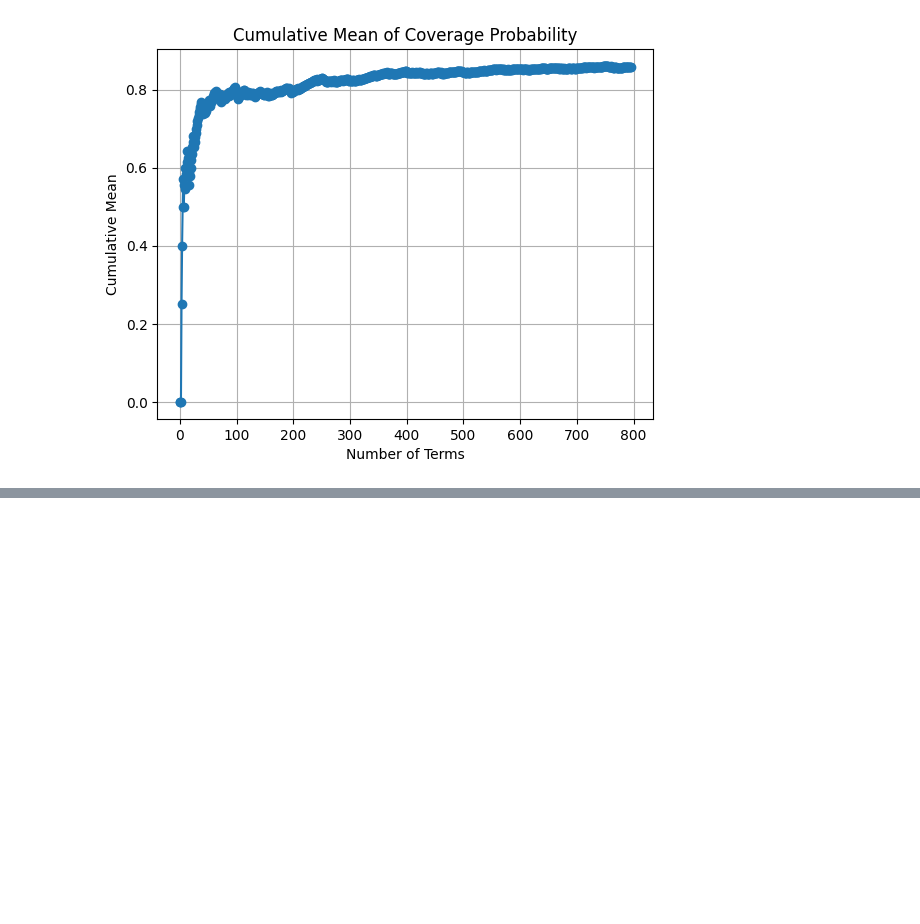
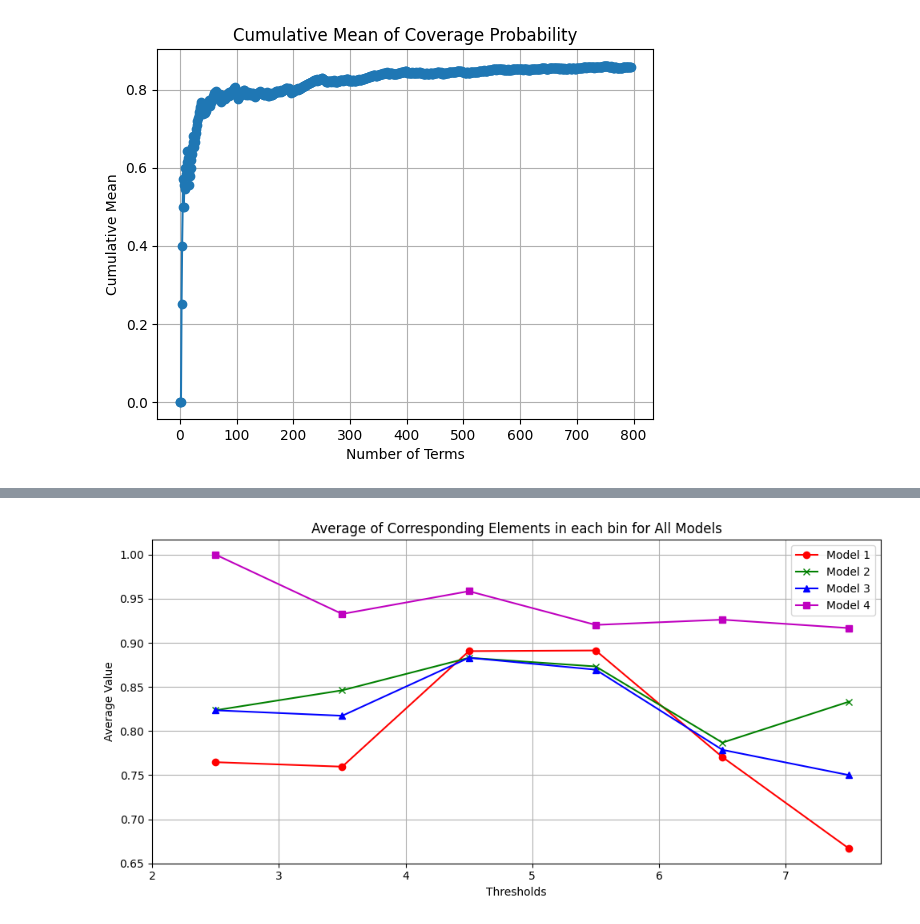
Before and after one commit to zhanghuanyu0619/Distribution_Free_Inference, a Jupyter notebook: Rina2_ZHY alpha tilde changed (renew).ipynb, the cells around one changed output, grey strips where cells are left out. Saved outputs shown, nothing was run; the diff lists cells and outputs as text; code cells hidden in the pictures; blank space fills up the shorter version.

```diff
--- a/Rina2_ZHY alpha tilde changed (renew).ipynb
+++ b/Rina2_ZHY alpha tilde changed (renew).ipynb
@@ -626,0 +589,53 @@ plt.show()
+# %%
+import matplotlib.pyplot as plt
+
+# Assuming ACI_model_X.X and ACI_model_X.coverage are your lists
+X1 = ACI_model_1.X[2:]
+coverage1 = ACI_model_1.coverage
+# Assuming coverage_all for each model is set correctly
+coverage2 = ACI_model_2.coverage_all
+coverage3 = ACI_model_3.coverage_all
+coverage4 = ACI_model_4.coverage_all
+
+thresholds = [2, 3, 4, 5, 6, 7]
+counts = []
+averages1 = []
+averages2 = []
+averages3 = []
+averages4 = []
+
+for threshold in thresholds:
+    indices = [i for i, element in enumerate(X1) if (element > threshold) and (element < threshold + 1)]
+
+    corresponding_elements1 = [coverage1[index] for index in indices]
+    corresponding_elements2 = [coverage2[index] for index in indices]
+    corresponding_elements3 = [coverage3[index] for index in indices]
+    corresponding_elements4 = [coverage4[index] for index in indices]
+
+    average1 = sum(corresponding_elements1) / len(corresponding_elements1) if corresponding_elements1 else 0
+    average2 = sum(corresponding_elements2) / len(corresponding_elements2) if corresponding_elements2 else 0
+    average3 = sum(corresponding_elements3) / len(corresponding_elements3) if corresponding_elements3 else 0
+    average4 = sum(corresponding_elements4) / len(corresponding_elements4) if corresponding_elements4 else 0
+
+    counts.append(len(indices))
+    averages1.append(average1)
+    averages2.append(average2)
+    averages3.append(average3)
+    averages4.append(average4)
+
+# Plotting the average of corresponding elements in each bin for all models
+plt.figure(figsize=(10, 5))
+plt.plot(shifted_thresholds, averages1, marker='o', linestyle='-', color='r', label='Model 1')
+plt.plot(shifted_thresholds, averages2, marker='x', linestyle='-', color='g', label='Model 2')
+plt.plot(shifted_thresholds, averages3, marker='^', linestyle='-', color='b', label='Model 3')
+plt.plot(shifted_thresholds, averages4, marker='s', linestyle='-', color='m', label='Model 4')
+plt.title('Average of Corresponding Elements in each bin for All Models')
+plt.xlabel('Thresholds')
+plt.ylabel('Average Value')
+plt.grid(True)
+plt.xticks(thresholds)
+plt.legend()
+plt.tight_layout()
+plt.show()
+# %% [output]
+[figure, added]
```
Also changed, not shown: parts of 6 cells of this notebook, 4 other files.
